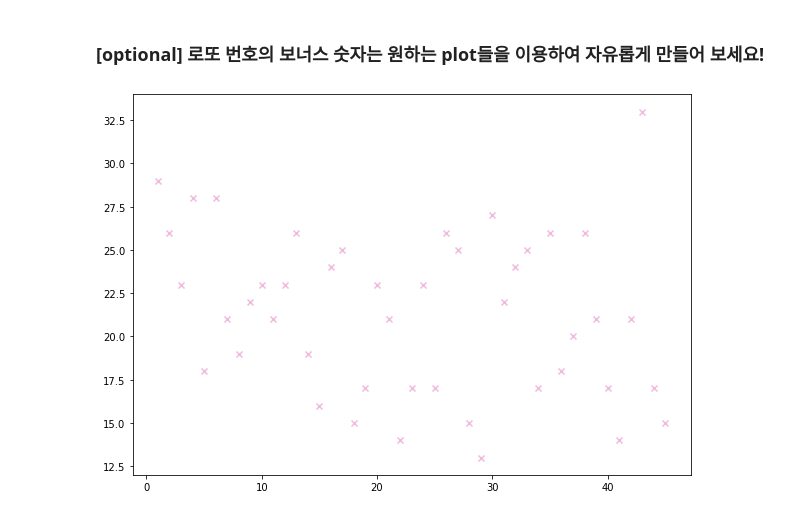
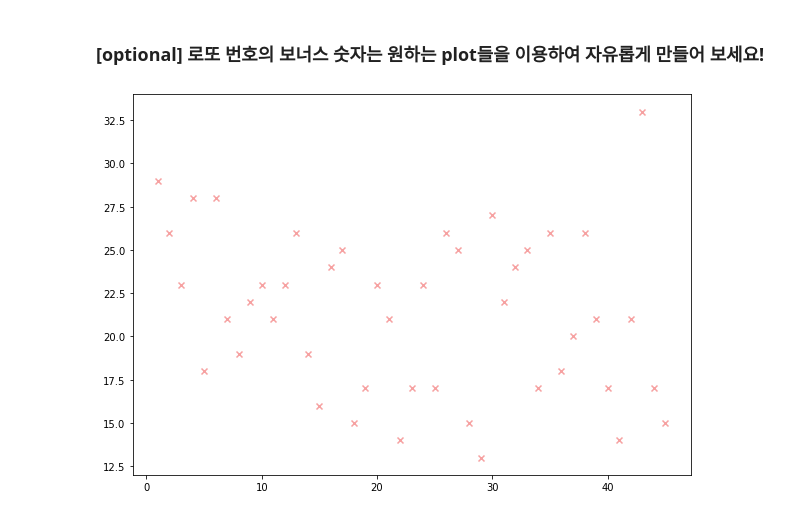
Before and after one commit to 4mord/DAP, a Jupyter notebook: lecture4.ipynb, the cells around one changed output. Drawn from its saved outputs; the diff is of its cells as text; code cells hidden in the pictures.

```diff
--- a/lecture4.ipynb
+++ b/lecture4.ipynb
@@ -424,10 +424,10 @@ plt.show()
 # %%
 ###########힘내세용##########
 
 plt.figure(figsize=(10,7))
 x = df_lotto["bonus"].value_counts().index
 y = df_lotto["bonus"].value_counts()
-plt.scatter(x, y, c='#e377c2', marker='x',alpha=0.5)
+plt.scatter(x, y, c='#ee4444', marker='x',alpha=0.5)
 plt.show()
 # %% [output]
-[figure, old version]
+[figure, new version]
```
